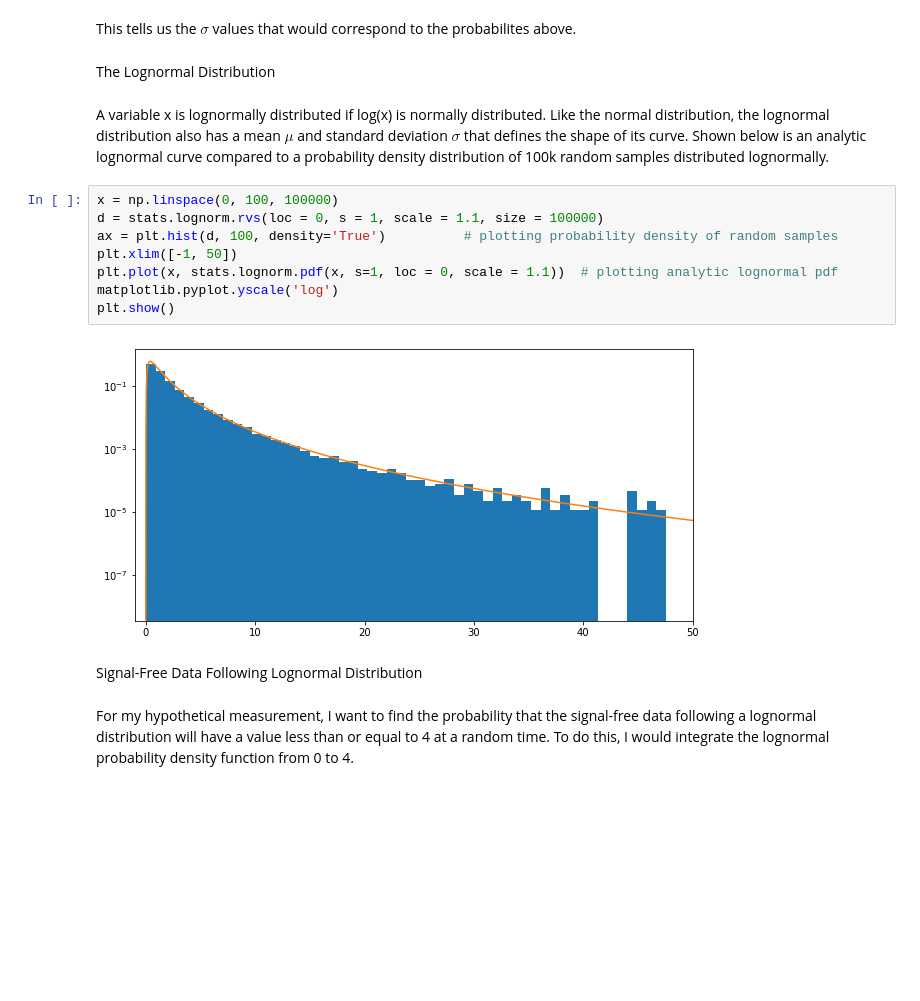
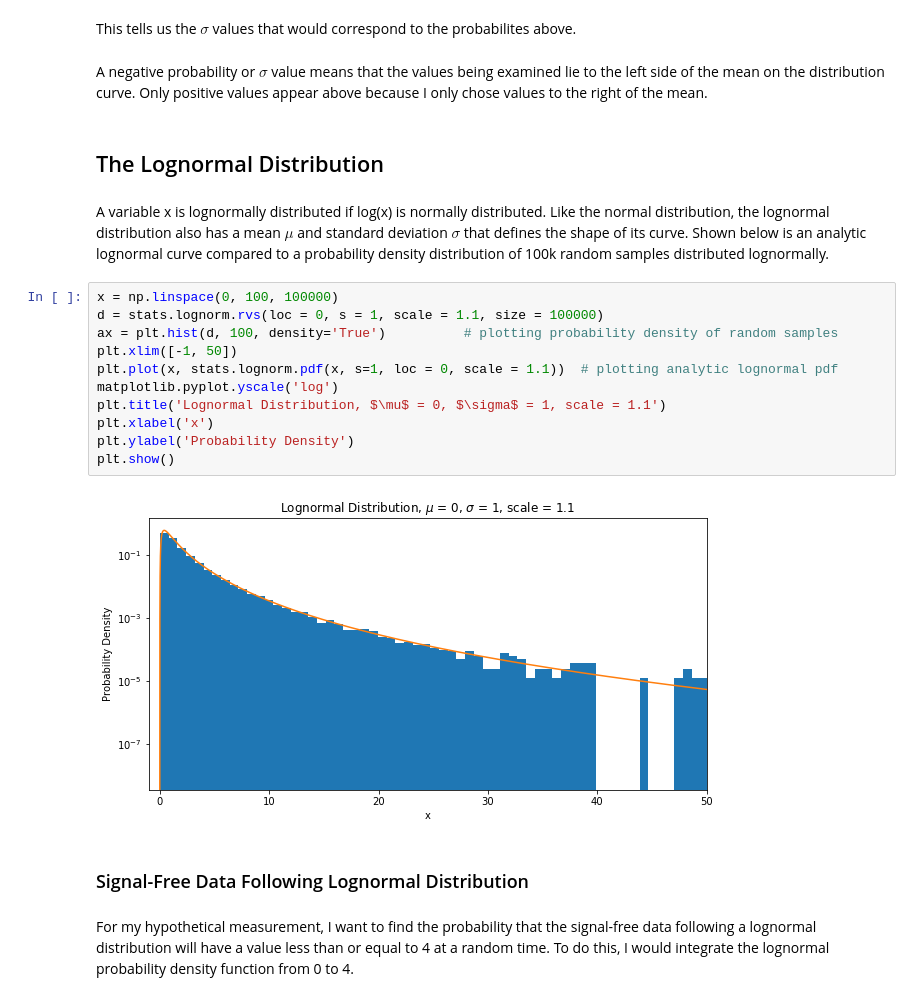
Before and after one commit to nroth12uw/Lab1_PHYS434, a Jupyter notebook: Lab1.ipynb, the cells around one changed output. Drawn from its saved outputs; the diff is of its cells as text; blank space fills up the shorter version.

```diff
--- a/Lab1.ipynb
+++ b/Lab1.ipynb
@@ -51,22 +55,27 @@ Sigmas =
 [1.  1.8 3.  3.6]
 # %% [markdown]
 This tells us the $\sigma$ values that would correspond to the probabilites above.
+# %% [markdown]
+A negative probability or $\sigma$ value means that the values being examined lie to the left side of the mean on the distribution curve. Only positive values appear above because I only chose values to the right of the mean.
 # %% [markdown]
-The Lognormal Distribution
+## The Lognormal Distribution
 # %% [markdown]
 A variable x is lognormally distributed if log(x) is normally distributed. Like the normal distribution, the lognormal distribution also has a mean $\mu$ and standard deviation $\sigma$ that defines the shape of its curve. Shown below is an analytic lognormal curve compared to a probability density distribution of 100k random samples distributed lognormally.
 # %%
 x = np.linspace(0, 100, 100000)
 d = stats.lognorm.rvs(loc = 0, s = 1, scale = 1.1, size = 100000)
 ax = plt.hist(d, 100, density='True')          # plotting probability density of random samples
 plt.xlim([-1, 50])
 plt.plot(x, stats.lognorm.pdf(x, s=1, loc = 0, scale = 1.1))  # plotting analytic lognormal pdf
 matplotlib.pyplot.yscale('log')
+plt.title('Lognormal Distribution, $\mu$ = 0, $\sigma$ = 1, scale = 1.1')
+plt.xlabel('x')
+plt.ylabel('Probability Density')
 plt.show()
 # %% [output]
-[figure, old version]
+[figure, new version]
 # %% [markdown]
-Signal-Free Data Following Lognormal Distribution
+### Signal-Free Data Following Lognormal Distribution
 # %% [markdown]
 For my hypothetical measurement, I want to find the probability that the signal-free data following a lognormal distribution will have a value less than or equal to 4 at a random time. To do this, I would integrate the lognormal probability density function from 0 to 4.
 # %%
```
Also changed, not shown: parts of 20 cells of this notebook.
